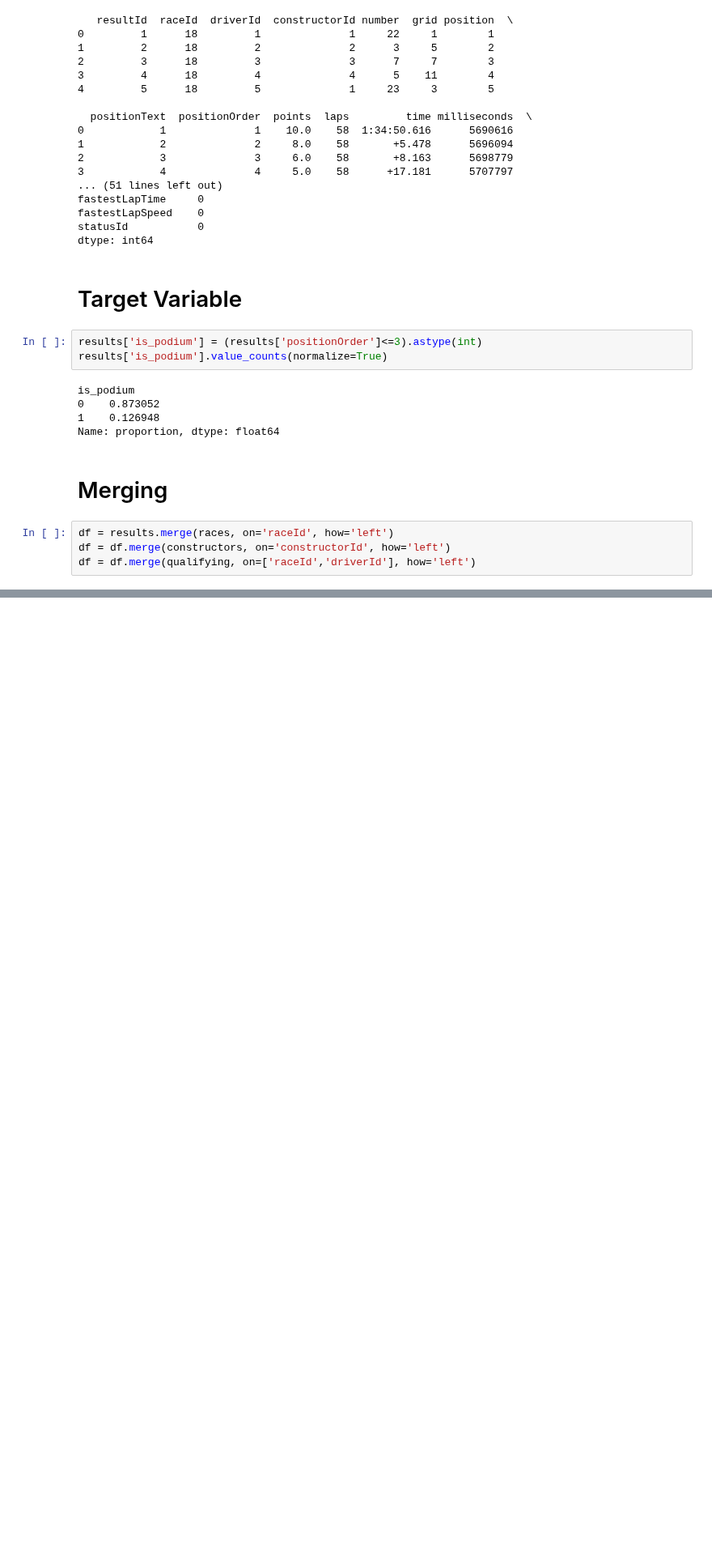
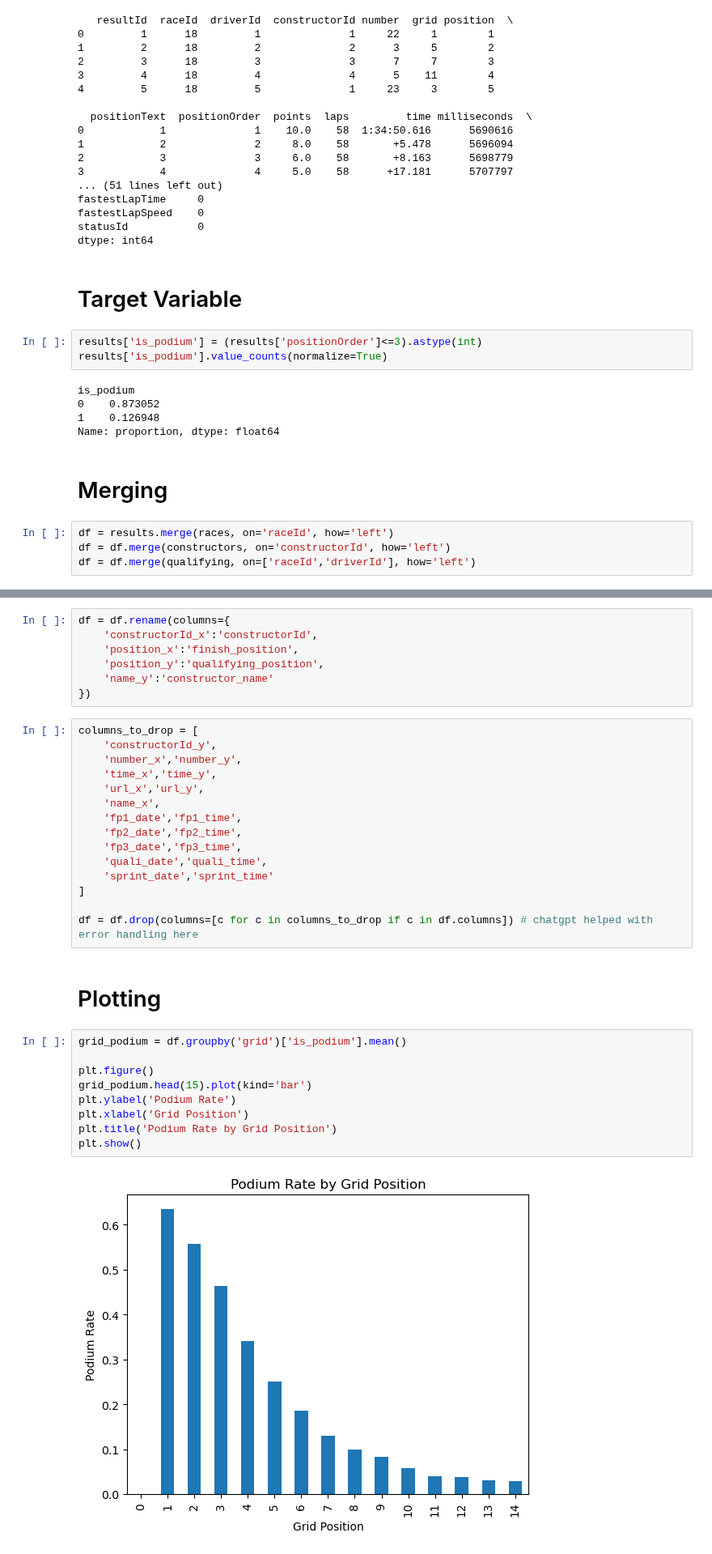
Before and after one commit to MuhdAnasZakwan/f1-predictor, a Jupyter notebook: f1_predictor.ipynb, the cells around one changed output, grey strips where cells are left out. Shown at 81% size. Saved outputs shown, nothing was run; the diff lists cells and outputs as text; blank space fills up the shorter version.

Commit message:
plotting

```diff
--- a/f1_predictor.ipynb
+++ b/f1_predictor.ipynb
@@ -148,0 +152,35 @@ df = df.merge(qualifying, on=['raceId','driverId'], how='left')
+# %%
+df = df.rename(columns={
+    'constructorId_x':'constructorId',
+    'position_x':'finish_position',
+    'position_y':'qualifying_position',
+    'name_y':'constructor_name'
+})
+# %%
+columns_to_drop = [
+    'constructorId_y',
+    'number_x','number_y',
+    'time_x','time_y',
+    'url_x','url_y',
+    'name_x',
+    'fp1_date','fp1_time',
+    'fp2_date','fp2_time',
+    'fp3_date','fp3_time',
+    'quali_date','quali_time',
+    'sprint_date','sprint_time'
+]
+
+df = df.drop(columns=[c for c in columns_to_drop if c in df.columns]) # chatgpt helped with error handling here
+# %% [markdown]
+# Plotting
+# %%
+grid_podium = df.groupby('grid')['is_podium'].mean()
+
+plt.figure()
+grid_podium.head(15).plot(kind='bar')
+plt.ylabel('Podium Rate')
+plt.xlabel('Grid Position')
+plt.title('Podium Rate by Grid Position')
+plt.show()
+# %% [output]
+[figure, added]
```
Also changed, not shown: parts of 3 cells of this notebook.
